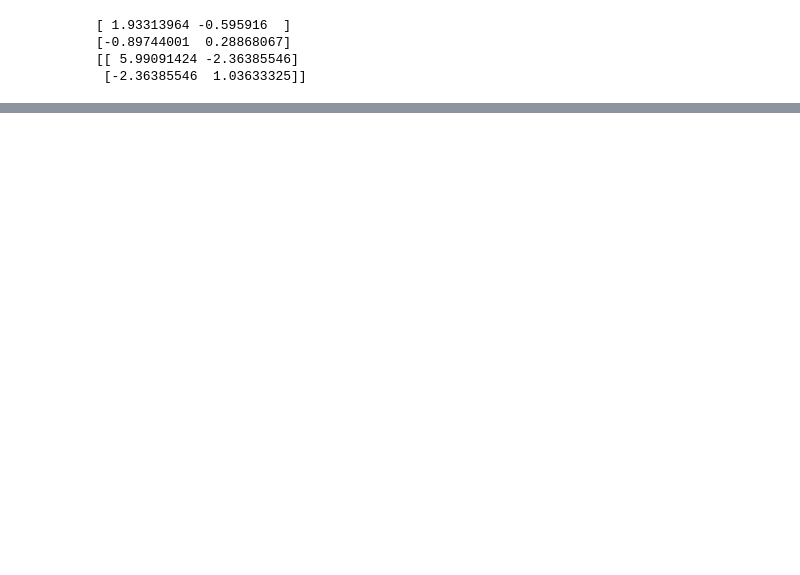
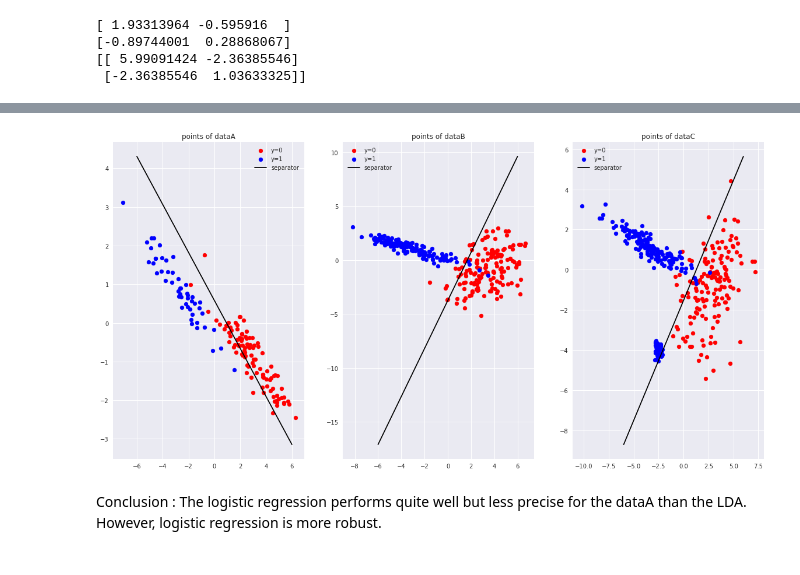
Before and after one commit to sofsoo1995/DM_PGM, a Jupyter notebook: MVA_DM1_Horache_Sofiane.ipynb, the cells around one changed output, grey strips where cells are left out. Cells and saved outputs as stored; diff of their text form; code cells hidden in the pictures; blank space fills up the shorter version.

Commit message:
codage de la regression logistique

```diff
--- a/MVA_DM1_Horache_Sofiane.ipynb
+++ b/MVA_DM1_Horache_Sofiane.ipynb
@@ -210,0 +316,14 @@ plot_data(dataA,"point of dataA")
+# %%
+plt.figure(figsize=[20,10])
+plt.subplot('131')
+plot_data_logit(dataA,"points of dataA")
+plt.subplot('132')
+plot_data_logit(dataB,"points of dataB")
+plt.subplot('133')
+plot_data_logit(dataC,"points of dataC")
+# %% [output]
+[figure, added]
+# %% [markdown]
+Conclusion : The logistic regression performs quite well but less precise for the dataA than the LDA. However, logistic regression is more robust.
+
+###
```
Also changed, not shown: parts of 8 cells of this notebook.
